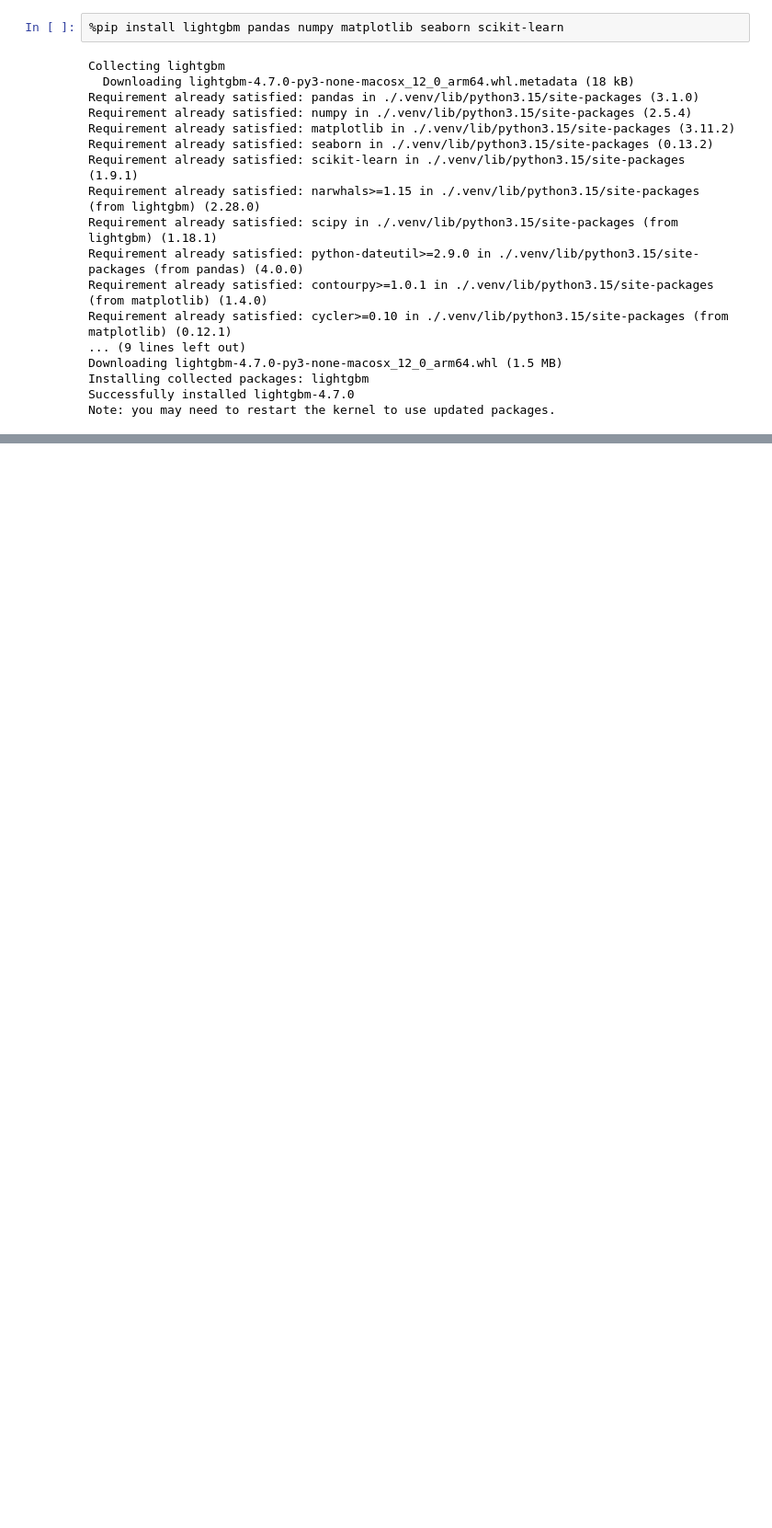
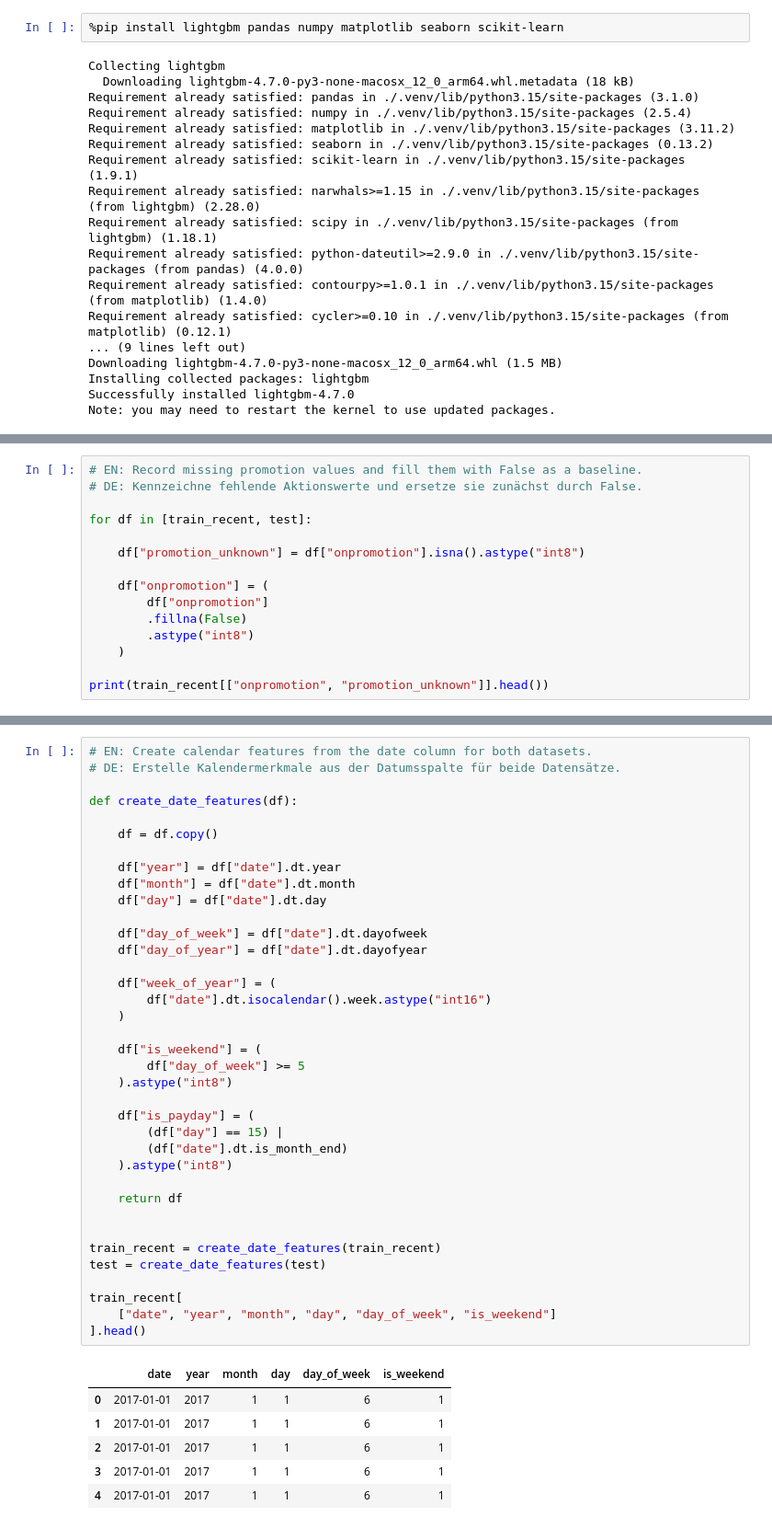
Before and after one commit to faraz-zafar/favorita-grocery-sales-forecasting, a Jupyter notebook: Light_GBM_usage.ipynb, the cells around one changed output, grey strips where cells are left out. Shown at 92% size. Cells and saved outputs as stored; diff of their text form; blank space fills up the shorter version.

```diff
--- a/Light_GBM_usage.ipynb
+++ b/Light_GBM_usage.ipynb
@@ -48,0 +330,15 @@ OSError: dlopen(/Users/faraz/Documents/DSR Course/Kaggle Competition/favorita-gr
+# %%
+# EN: Record missing promotion values and fill them with False as a baseline.
+# DE: Kennzeichne fehlende Aktionswerte und ersetze sie zunächst durch False.
+
+for df in [train_recent, test]:
+
+    df["promotion_unknown"] = df["onpromotion"].isna().astype("int8")
+
+    df["onpromotion"] = (
+        df["onpromotion"]
+        .fillna(False)
+        .astype("int8")
+    )
+
+print(train_recent[["onpromotion", "promotion_unknown"]].head())
@@ -48,0 +358,44 @@ OSError: dlopen(/Users/faraz/Documents/DSR Course/Kaggle Competition/favorita-gr
+# %%
+# EN: Create calendar features from the date column for both datasets.
+# DE: Erstelle Kalendermerkmale aus der Datumsspalte für beide Datensätze.
+
+def create_date_features(df):
+
+    df = df.copy()
+
+    df["year"] = df["date"].dt.year
+    df["month"] = df["date"].dt.month
+    df["day"] = df["date"].dt.day
+
+    df["day_of_week"] = df["date"].dt.dayofweek
+    df["day_of_year"] = df["date"].dt.dayofyear
+
+    df["week_of_year"] = (
+        df["date"].dt.isocalendar().week.astype("int16")
+    )
+
+    df["is_weekend"] = (
+        df["day_of_week"] >= 5
+    ).astype("int8")
+
+    df["is_payday"] = (
+        (df["day"] == 15) |
+        (df["date"].dt.is_month_end)
+    ).astype("int8")
+
+    return df
+
+
+train_recent = create_date_features(train_recent)
+test = create_date_features(test)
+
+train_recent[
+    ["date", "year", "month", "day", "day_of_week", "is_weekend"]
+].head()
+# %% [output]
+|  | date | year | month | day | day_of_week | is_weekend |
+| 0 | 2017-01-01 | 2017 | 1 | 1 | 6 | 1 |
+| 1 | 2017-01-01 | 2017 | 1 | 1 | 6 | 1 |
+| 2 | 2017-01-01 | 2017 | 1 | 1 | 6 | 1 |
+| 3 | 2017-01-01 | 2017 | 1 | 1 | 6 | 1 |
+| 4 | 2017-01-01 | 2017 | 1 | 1 | 6 | 1 |
```
Also changed, not shown: parts of 38 cells of this notebook, 3 other files.
